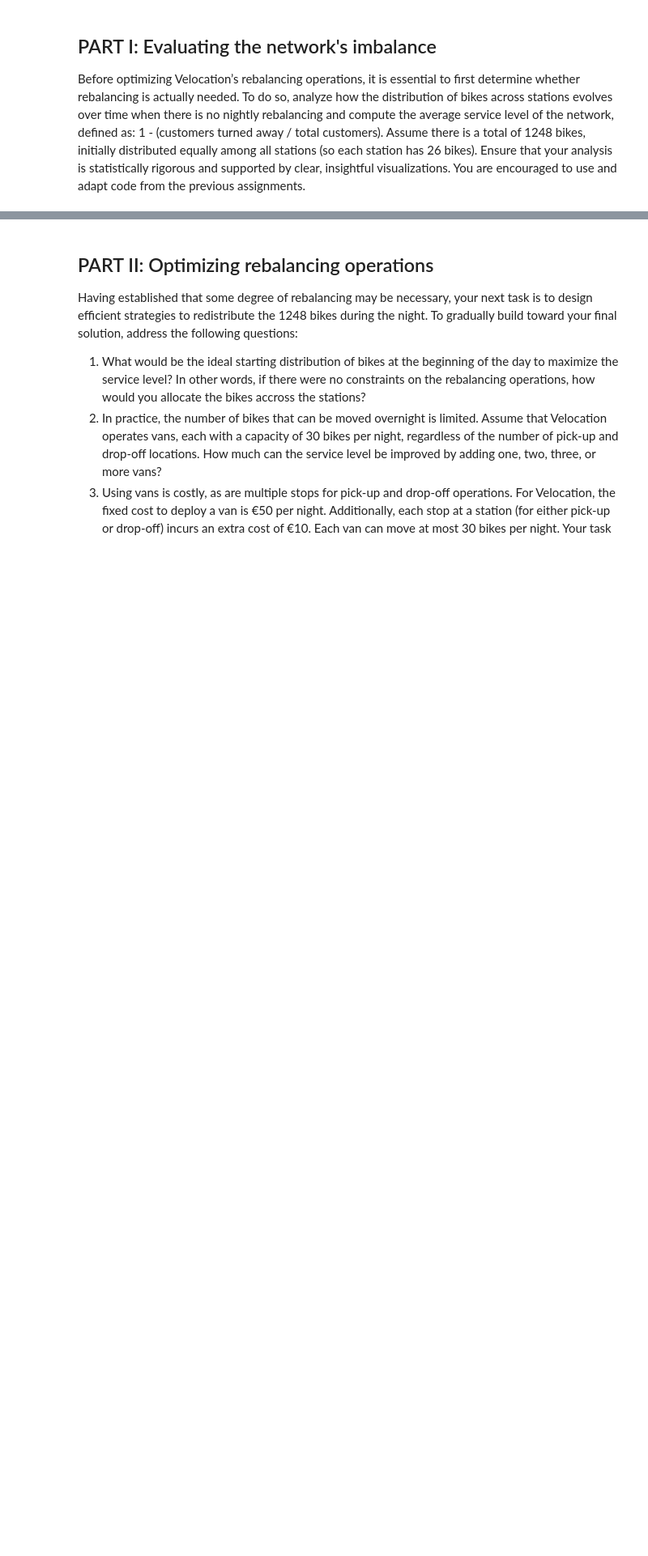
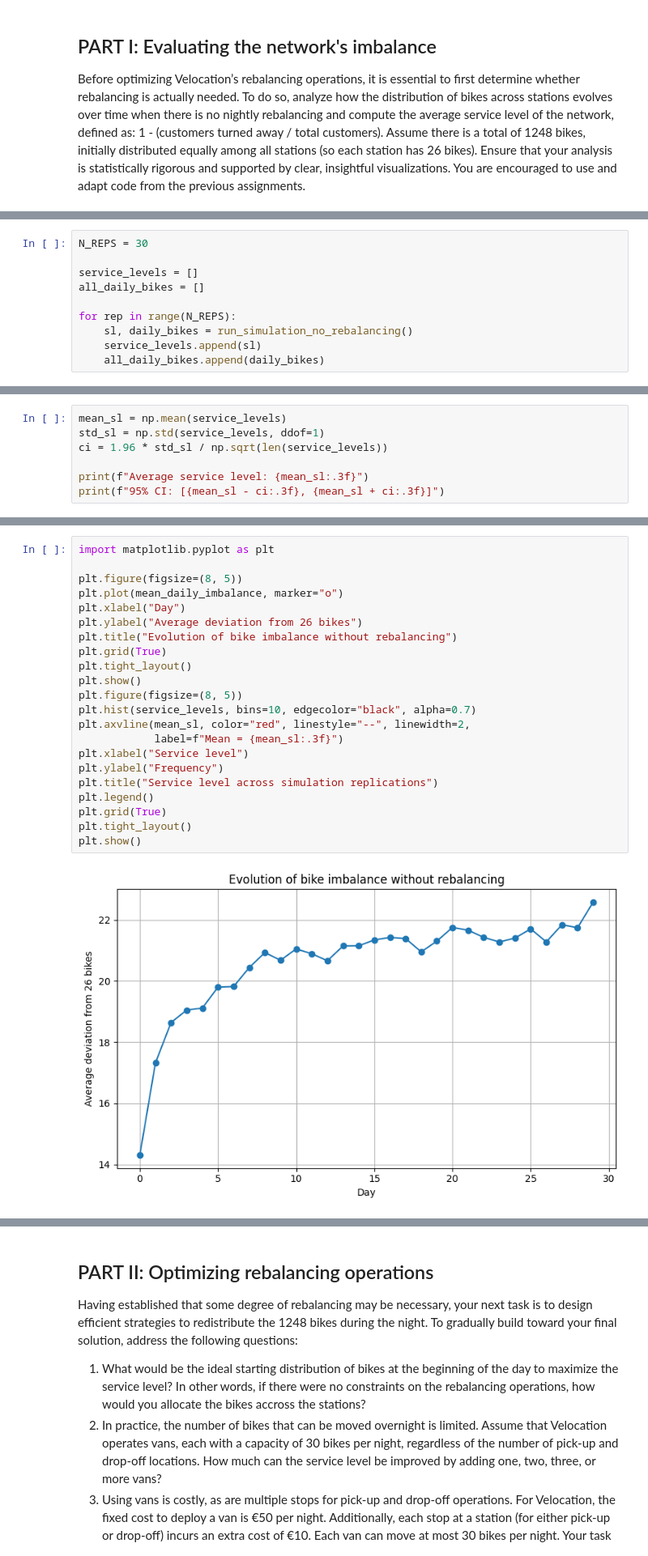
Before and after one commit to kuborro123/magda_is_demon_hunter, a Jupyter notebook: 1CK130_Assignment_4.ipynb, the cells around one changed output, grey strips where cells are left out. Shown at 81% size. Cells and saved outputs as stored; diff of their text form; blank space fills up the shorter version.

```diff
--- a/1CK130_Assignment_4.ipynb
+++ b/1CK130_Assignment_4.ipynb
@@ -40,0 +665,10 @@ Assume there is a total of 1248 bikes, initially distributed equally among all s
+# %%
+N_REPS = 30
+
+service_levels = []
+all_daily_bikes = []
+
+for rep in range(N_REPS):
+    sl, daily_bikes = run_simulation_no_rebalancing()
+    service_levels.append(sl)
+    all_daily_bikes.append(daily_bikes)
@@ -40,0 +704,7 @@ Assume there is a total of 1248 bikes, initially distributed equally among all s
+# %%
+mean_sl = np.mean(service_levels)
+std_sl = np.std(service_levels, ddof=1)
+ci = 1.96 * std_sl / np.sqrt(len(service_levels))
+
+print(f"Average service level: {mean_sl:.3f}")
+print(f"95% CI: [{mean_sl - ci:.3f}, {mean_sl + ci:.3f}]")
@@ -40,0 +716,24 @@ Assume there is a total of 1248 bikes, initially distributed equally among all s
+# %%
+import matplotlib.pyplot as plt
+
+plt.figure(figsize=(8, 5))
+plt.plot(mean_daily_imbalance, marker="o")
+plt.xlabel("Day")
+plt.ylabel("Average deviation from 26 bikes")
+plt.title("Evolution of bike imbalance without rebalancing")
+plt.grid(True)
+plt.tight_layout()
+plt.show()
+plt.figure(figsize=(8, 5))
+plt.hist(service_levels, bins=10, edgecolor="black", alpha=0.7)
+plt.axvline(mean_sl, color="red", linestyle="--", linewidth=2,
+            label=f"Mean = {mean_sl:.3f}")
+plt.xlabel("Service level")
+plt.ylabel("Frequency")
+plt.title("Service level across simulation replications")
+plt.legend()
+plt.grid(True)
+plt.tight_layout()
+plt.show()
+# %% [output]
+[figure, added]
```
Also changed, not shown: parts of 31 cells of this notebook.
